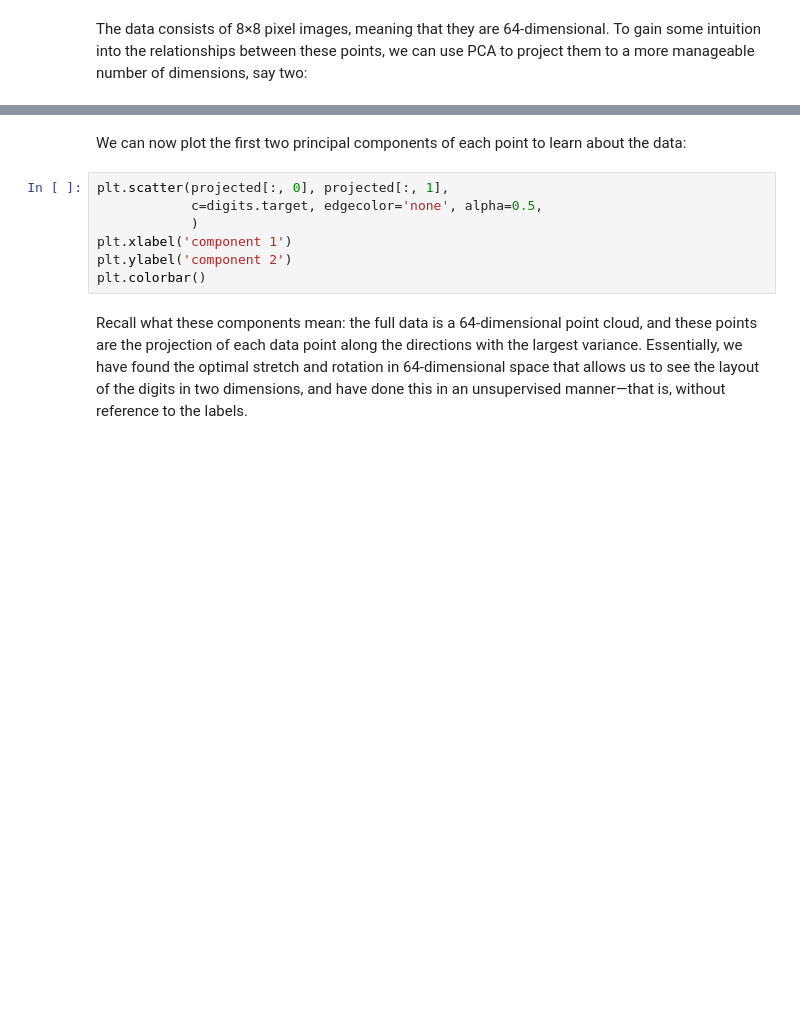
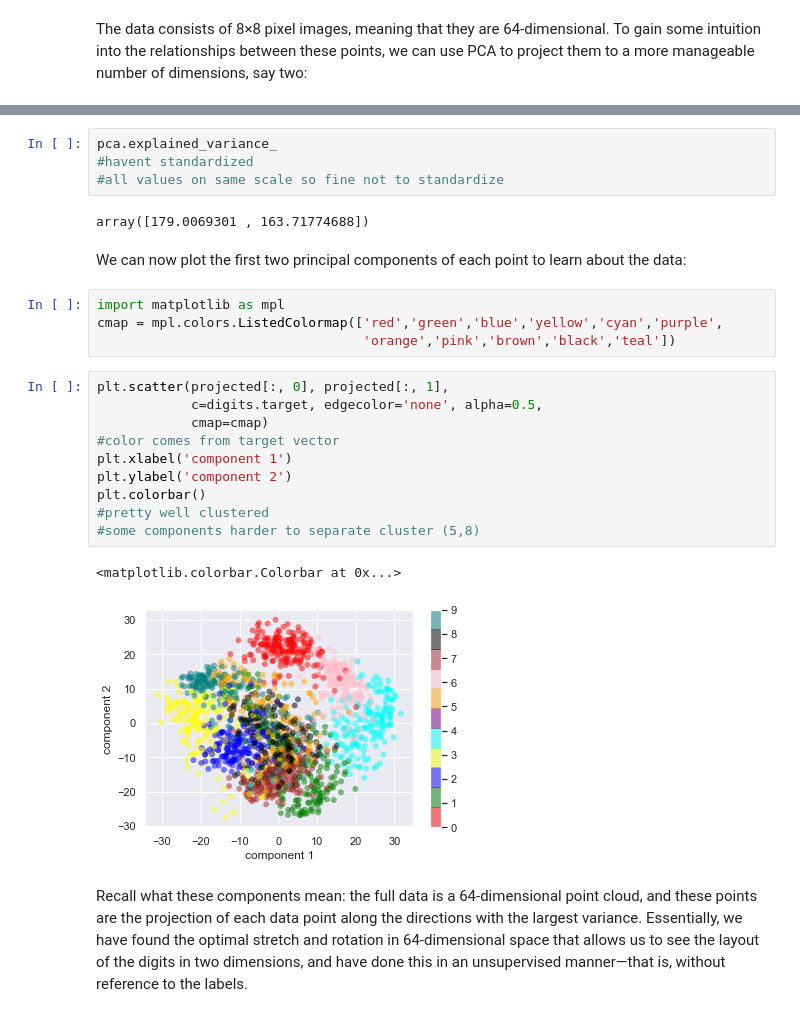
Before and after one commit to kcahlers/hbs-ds-060120, a Jupyter notebook: module-3/day-8-PCA/PCA-kca.ipynb, the cells around one changed output, grey strips where cells are left out. Saved outputs shown, nothing was run; the diff lists cells and outputs as text; blank space fills up the shorter version.

```diff
--- a/module-3/day-8-PCA/PCA-kca.ipynb
+++ b/module-3/day-8-PCA/PCA-kca.ipynb
@@ -170,12 +284,28 @@ print(projected.shape)
+# %%
+pca.explained_variance_
+#havent standardized
+#all values on same scale so fine not to standardize
+# %% [output]
+array([179.0069301 , 163.71774688])
 # %% [markdown]
 We can now plot the first two principal components of each point to learn about the data:
+# %%
+import matplotlib as mpl
+cmap = mpl.colors.ListedColormap(['red','green','blue','yellow','cyan','purple',
+                                  'orange','pink','brown','black','teal'])
 # %%
 plt.scatter(projected[:, 0], projected[:, 1],
             c=digits.target, edgecolor='none', alpha=0.5,
-            )
+            cmap=cmap)
+#color comes from target vector
 plt.xlabel('component 1')
 plt.ylabel('component 2')
 plt.colorbar()
+#pretty well clustered
+#some components harder to separate cluster (5,8)
+# %% [output]
+<matplotlib.colorbar.Colorbar at 0x...>
+[figure, added]
 # %% [markdown]
 Recall what these components mean: the full data is a 64-dimensional point cloud, and these points are the projection of each data point along the directions with the largest variance.
 Essentially, we have found the optimal stretch and rotation in 64-dimensional space that allows us to see the layout of the digits in two dimensions, and have done this in an unsupervised manner—that is, without reference to the labels.
```
Also changed, not shown: parts of 34 cells of this notebook.
